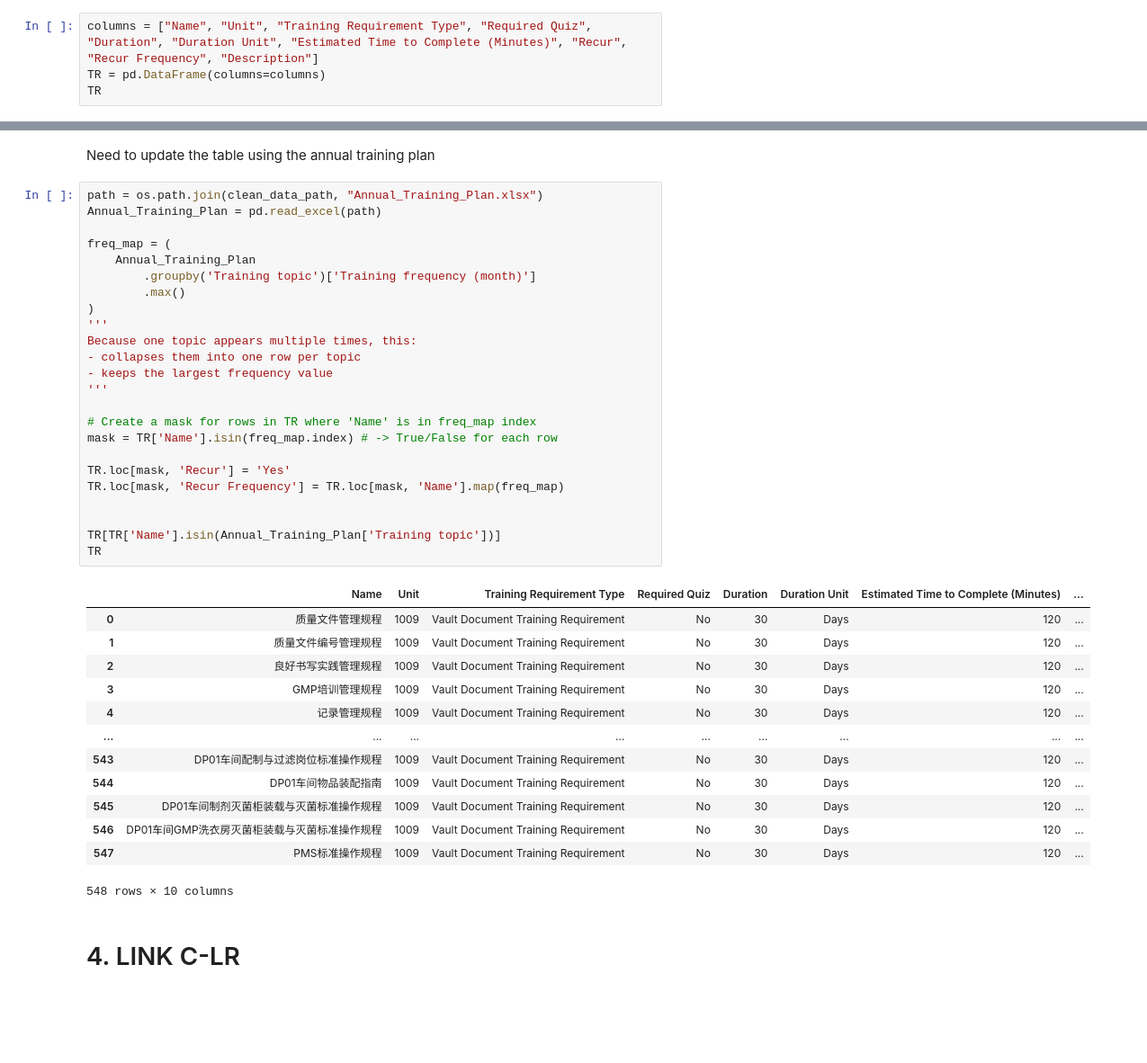
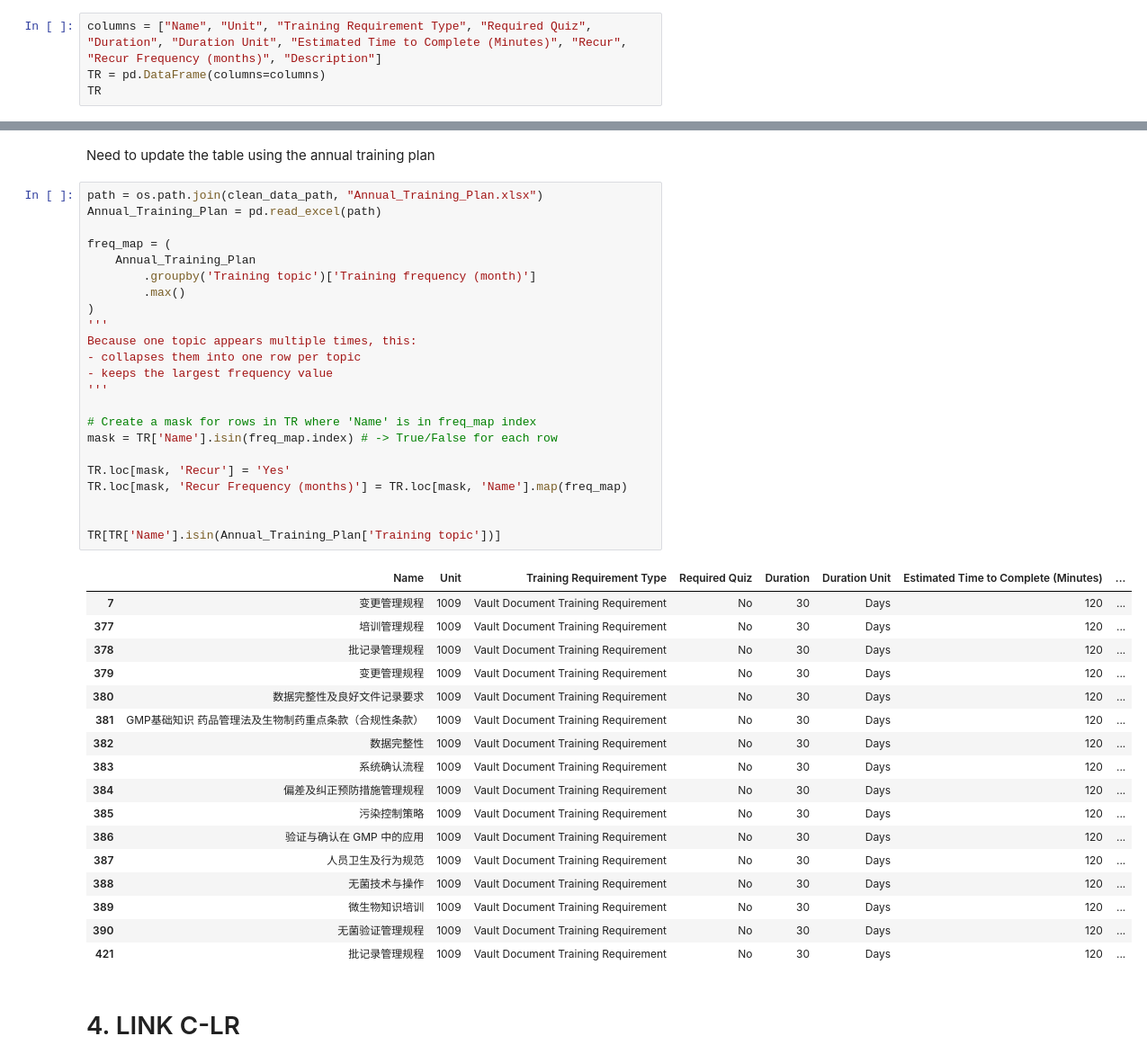
Before and after one commit to taha-parsayan/DAQUMA_project_1, a Jupyter notebook: Code/2_training_matrix.ipynb, the cells around one changed output, grey strips where cells are left out. Shown at 90% size. Cells and saved outputs as stored; diff of their text form; blank space fills up the shorter version.

```diff
--- a/Code/2_training_matrix.ipynb
+++ b/Code/2_training_matrix.ipynb
@@ -115,7 +115,7 @@ Curriculum
 # %% [markdown]
 # 3. Training Requirement
 # %%
-columns = ["Name", "Unit", "Training Requirement Type", "Required Quiz", "Duration", "Duration Unit", "Estimated Time to Complete (Minutes)", "Recur", "Recur Frequency", "Description"]
+columns = ["Name", "Unit", "Training Requirement Type", "Required Quiz", "Duration", "Duration Unit", "Estimated Time to Complete (Minutes)", "Recur", "Recur Frequency (months)", "Description"]
 TR = pd.DataFrame(columns=columns)
 TR
 # %% [output]
@@ -170,41 +170,44 @@ Need to update the table using the annual training plan
 # %%
 path = os.path.join(clean_data_path, "Annual_Training_Plan.xlsx")
 Annual_Training_Plan = pd.read_excel(path)
 
 freq_map = (
     Annual_Training_Plan
         .groupby('Training topic')['Training frequency (month)']
         .max()
 )
 '''
 Because one topic appears multiple times, this:
 - collapses them into one row per topic
 - keeps the largest frequency value
 '''
 
 # Create a mask for rows in TR where 'Name' is in freq_map index
 mask = TR['Name'].isin(freq_map.index) # -> True/False for each row
 
 TR.loc[mask, 'Recur'] = 'Yes'
-TR.loc[mask, 'Recur Frequency'] = TR.loc[mask, 'Name'].map(freq_map)
+TR.loc[mask, 'Recur Frequency (months)'] = TR.loc[mask, 'Name'].map(freq_map)
 
 
 TR[TR['Name'].isin(Annual_Training_Plan['Training topic'])]
-TR
 # %% [output]
 |  | Name | Unit | Training Requirement Type | Required Quiz | Duration | Duration Unit | Estimated Time to Complete (Minutes) | ... |
-| 0 | 质量文件管理规程 | 1009 | Vault Document Training Requirement | No | 30 | Days | 120 | ... |
-| 1 | 质量文件编号管理规程 | 1009 | Vault Document Training Requirement | No | 30 | Days | 120 | ... |
-| 2 | 良好书写实践管理规程 | 1009 | Vault Document Training Requirement | No | 30 | Days | 120 | ... |
-| 3 | GMP培训管理规程 | 1009 | Vault Document Training Requirement | No | 30 | Days | 120 | ... |
-| 4 | 记录管理规程 | 1009 | Vault Document Training Requirement | No | 30 | Days | 120 | ... |
-| ... | ... | ... | ... | ... | ... | ... | ... | ... |
-| 543 | DP01车间配制与过滤岗位标准操作规程 | 1009 | Vault Document Training Requirement | No | 30 | Days | 120 | ... |
-| 544 | DP01车间物品装配指南 | 1009 | Vault Document Training Requirement | No | 30 | Days | 120 | ... |
-| 545 | DP01车间制剂灭菌柜装载与灭菌标准操作规程 | 1009 | Vault Document Training Requirement | No | 30 | Days | 120 | ... |
-| 546 | DP01车间GMP洗衣房灭菌柜装载与灭菌标准操作规程 | 1009 | Vault Document Training Requirement | No | 30 | Days | 120 | ... |
-| 547 | PMS标准操作规程 | 1009 | Vault Document Training Requirement | No | 30 | Days | 120 | ... |
+| 7 | 变更管理规程 | 1009 | Vault Document Training Requirement | No | 30 | Days | 120 | ... |
+| 377 | 培训管理规程 | 1009 | Vault Document Training Requirement | No | 30 | Days | 120 | ... |
+| 378 | 批记录管理规程 | 1009 | Vault Document Training Requirement | No | 30 | Days | 120 | ... |
+| 379 | 变更管理规程 | 1009 | Vault Document Training Requirement | No | 30 | Days | 120 | ... |
+| 380 | 数据完整性及良好文件记录要求 | 1009 | Vault Document Training Requirement | No | 30 | Days | 120 | ... |
+| 381 | GMP基础知识 药品管理法及生物制药重点条款（合规性条款） | 1009 | Vault Document Training Requirement | No | 30 | Days | 120 | ... |
+| 382 | 数据完整性 | 1009 | Vault Document Training Requirement | No | 30 | Days | 120 | ... |
+| 383 | 系统确认流程 | 1009 | Vault Document Training Requirement | No | 30 | Days | 120 | ... |
+| 384 | 偏差及纠正预防措施管理规程 | 1009 | Vault Document Training Requirement | No | 30 | Days | 120 | ... |
+| 385 | 污染控制策略 | 1009 | Vault Document Training Requirement | No | 30 | Days | 120 | ... |
+| 386 | 验证与确认在 GMP 中的应用 | 1009 | Vault Document Training Requirement | No | 30 | Days | 120 | ... |
+| 387 | 人员卫生及行为规范 | 1009 | Vault Document Training Requirement | No | 30 | Days | 120 | ... |
+| 388 | 无菌技术与操作 | 1009 | Vault Document Training Requirement | No | 30 | Days | 120 | ... |
+| 389 | 微生物知识培训 | 1009 | Vault Document Training Requirement | No | 30 | Days | 120 | ... |
+| 390 | 无菌验证管理规程 | 1009 | Vault Document Training Requirement | No | 30 | Days | 120 | ... |
+| 421 | 批记录管理规程 | 1009 | Vault Document Training Requirement | No | 30 | Days | 120 | ... |
-548 rows × 10 columns
 # %% [markdown]
 # 4. LINK C-LR
 # %%
```
Also changed, not shown: parts of 1 cell of this notebook, 1 other file.
